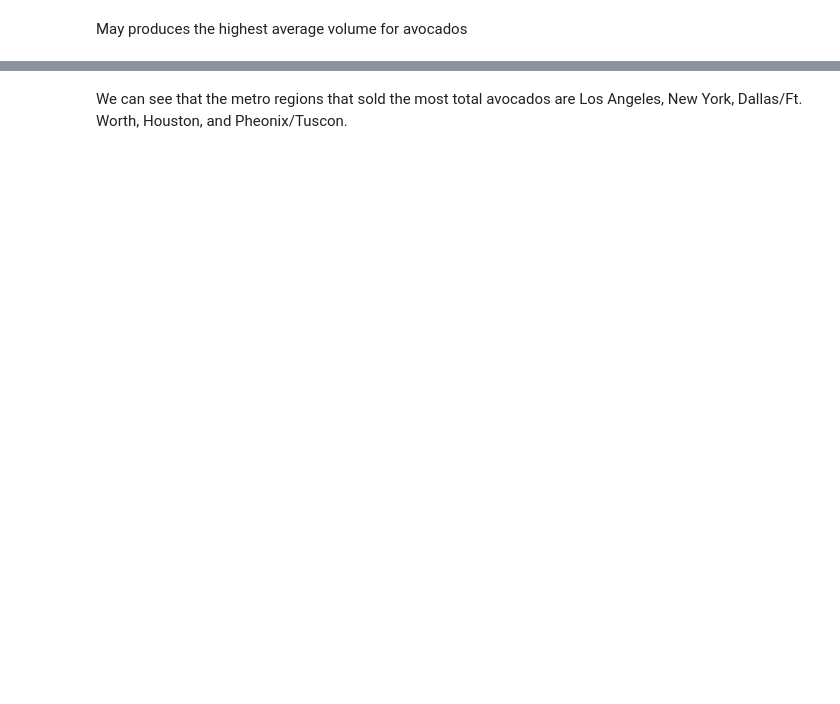
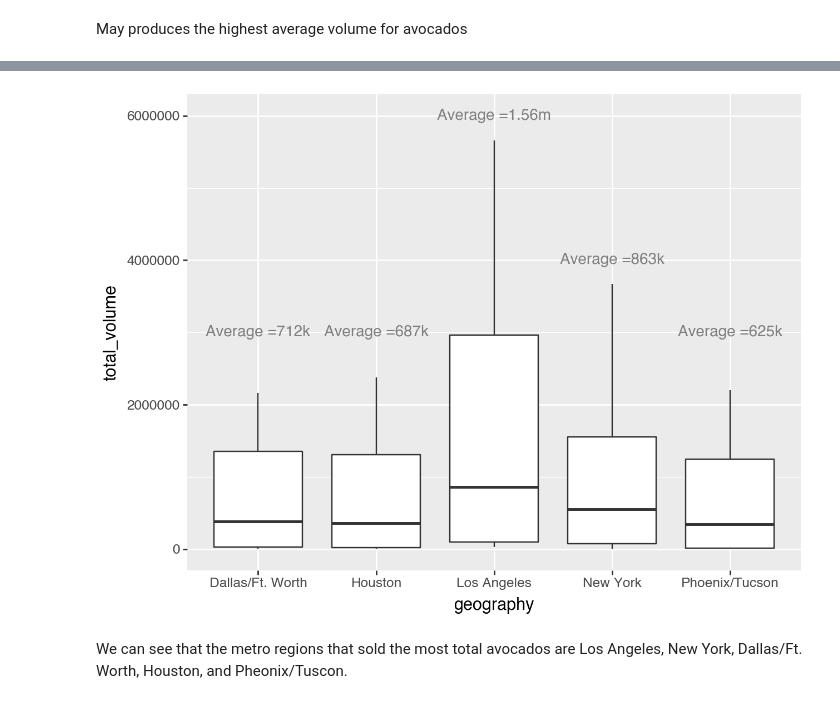
Before and after one commit to EthanSchultz49/GSB-544, a Jupyter notebook: Week_2/Lab2.ipynb, the cells around one changed output, grey strips where cells are left out. Cells and saved outputs as stored; diff of their text form; code cells hidden in the pictures; blank space fills up the shorter version.

```diff
--- a/Week_2/Lab2.ipynb
+++ b/Week_2/Lab2.ipynb
@@ -138,2 +143,16 @@ top5_metro
+# %%
+import plotnine
+from plotnine import *
+(ggplot(top5_metro, aes("geography", "total_volume"))
+    + geom_boxplot()
+    + annotate('text', x=1, y=3000000, label=str('Average =712k'), size=10, color="gray")
+    + annotate('text', x=2, y=3000000, label=str('Average =687k'), size=10, color="gray")
+    + annotate('text', x=3, y=6000000, label=str('Average =1.56m'), size=10, color="gray")
+    + annotate('text', x=4, y=4000000, label=str('Average =863k'), size=10, color="gray")
+    + annotate('text', x=5, y=3000000, label=str('Average =625k'), size=10, color="gray")
+
+)
+# %% [output]
+[figure, added]
 # %% [markdown]
 We can see that the metro regions that sold the most total avocados are Los Angeles, New York, Dallas/Ft. Worth, Houston, and Pheonix/Tuscon.
```
Also changed, not shown: parts of 1 cell of this notebook.
